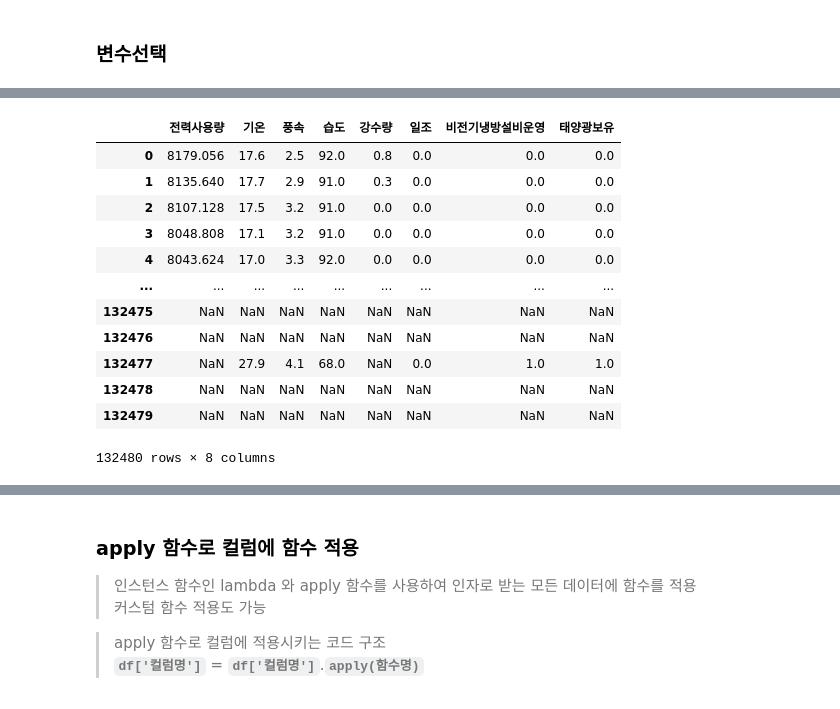
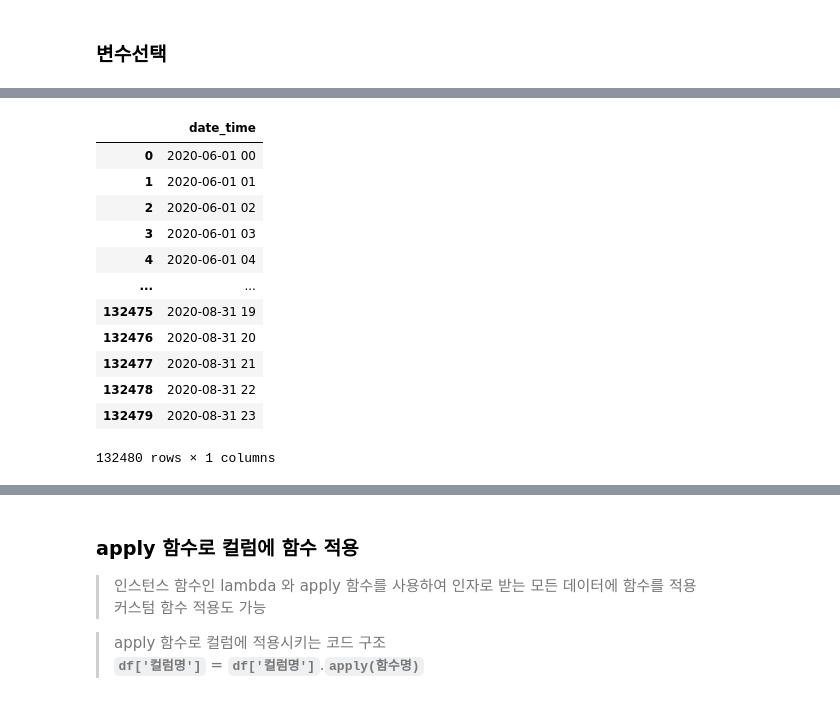
Before and after one commit to overgroove/samsung_ML, a Jupyter notebook: 03_package_pandas.ipynb, the cells around one changed output, grey strips where cells are left out. Cells and saved outputs as stored; diff of their text form; code cells hidden in the pictures.

```diff
--- a/03_package_pandas.ipynb
+++ b/03_package_pandas.ipynb
@@ -799,2 +854,7 @@ True
+# %%
+df['고온'] = df['기온'] >= 30
+# %%
+# 섭씨 데이터를 화씨로 변환하고 화씨 이름을 가진 변수로 파생변수
+df['화씨'] = df['기온'] * (9 / 5) + 32
 # %% [markdown]
 ### 변수삭제
@@ -814,0 +870,3 @@ Name: 전력x30, Length: 132480, dtype: float64
+# %%
+df.drop('전력사용량2', axis=1, inplace=True)
+# 만약에 여러개의 변수를 한꺼번에 지우려면 리스트로 변수명을 묶어서 전달
@@ -815,2 +875,4 @@ Name: 전력x30, Length: 132480, dtype: float64
+# %%
+a = df.pop('화씨')
 # %% [markdown]
 ### 변수선택
@@ -817,18 +899,19 @@ Name: 전력x30, Length: 132480, dtype: float64
 # %%
 # 데이터타입에 따른 변수 선별
+df.select_dtypes(object)
 # %% [output]
-|  | 전력사용량 | 기온 | 풍속 | 습도 | 강수량 | 일조 | 비전기냉방설비운영 | 태양광보유 |
-| 0 | 8179.056 | 17.6 | 2.5 | 92.0 | 0.8 | 0.0 | 0.0 | 0.0 |
-| 1 | 8135.640 | 17.7 | 2.9 | 91.0 | 0.3 | 0.0 | 0.0 | 0.0 |
-| 2 | 8107.128 | 17.5 | 3.2 | 91.0 | 0.0 | 0.0 | 0.0 | 0.0 |
-| 3 | 8048.808 | 17.1 | 3.2 | 91.0 | 0.0 | 0.0 | 0.0 | 0.0 |
-| 4 | 8043.624 | 17.0 | 3.3 | 92.0 | 0.0 | 0.0 | 0.0 | 0.0 |
-| ... | ... | ... | ... | ... | ... | ... | ... | ... |
-| 132475 | NaN | NaN | NaN | NaN | NaN | NaN | NaN | NaN |
-| 132476 | NaN | NaN | NaN | NaN | NaN | NaN | NaN | NaN |
-| 132477 | NaN | 27.9 | 4.1 | 68.0 | NaN | 0.0 | 1.0 | 1.0 |
-| 132478 | NaN | NaN | NaN | NaN | NaN | NaN | NaN | NaN |
-| 132479 | NaN | NaN | NaN | NaN | NaN | NaN | NaN | NaN |
+|  | date_time |
+| 0 | 2020-06-01 00 |
+| 1 | 2020-06-01 01 |
+| 2 | 2020-06-01 02 |
+| 3 | 2020-06-01 03 |
+| 4 | 2020-06-01 04 |
+| ... | ... |
+| 132475 | 2020-08-31 19 |
+| 132476 | 2020-08-31 20 |
+| 132477 | 2020-08-31 21 |
+| 132478 | 2020-08-31 22 |
+| 132479 | 2020-08-31 23 |
-132480 rows × 8 columns
+132480 rows × 1 columns
 # %%
 # 변수명 활용 변수선택
```
Also changed, not shown: parts of 85 cells of this notebook.
